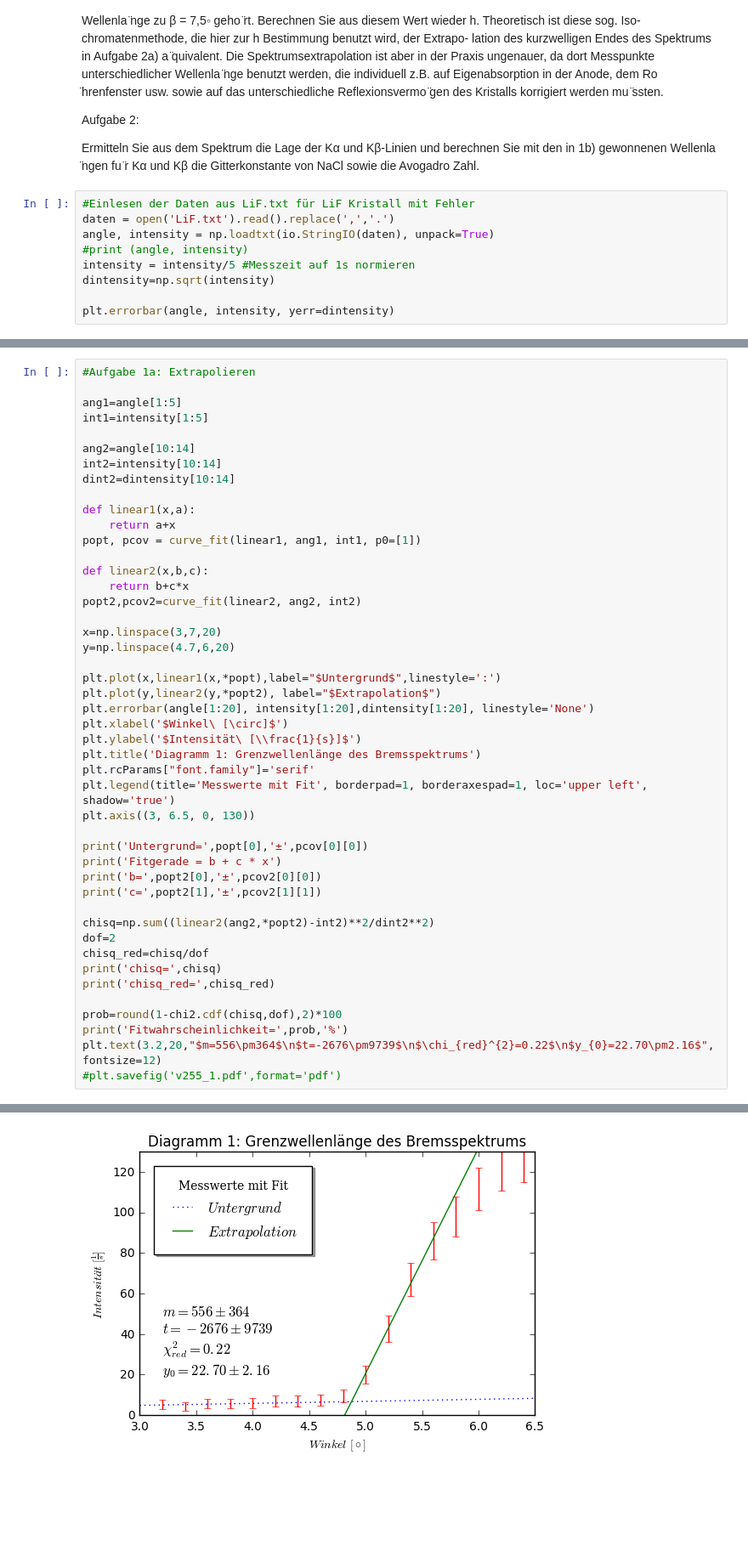
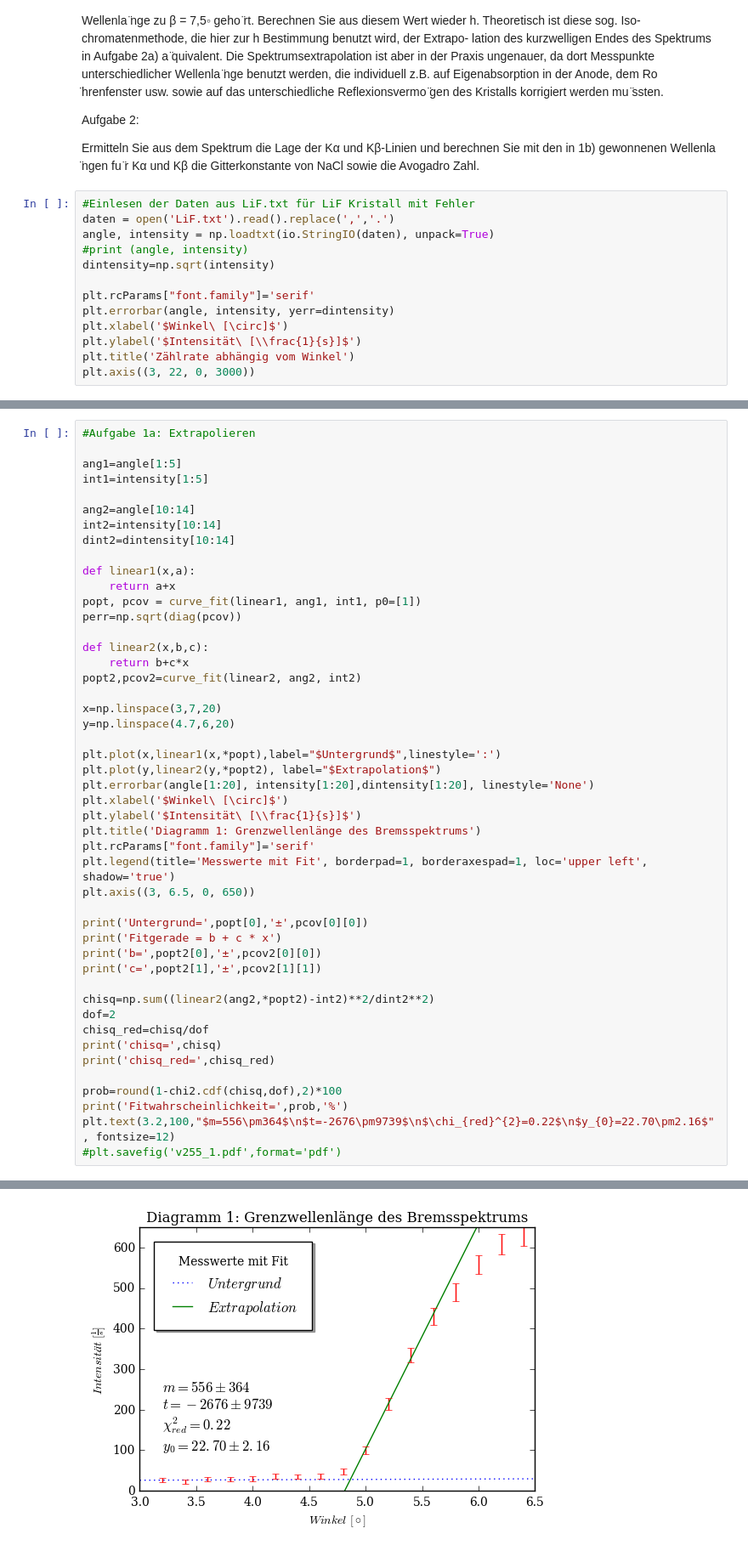
Before and after one commit to woskar/pap2-lab-training, a Jupyter notebook: v255/v255_spektrometer.ipynb, the cells around one changed output, grey strips where cells are left out. Shown at 85% size. Drawn from its saved outputs; the diff is of its cells as text; blank space fills up the shorter version.

```diff
--- a/v255/v255_spektrometer.ipynb
+++ b/v255/v255_spektrometer.ipynb
@@ -29,8 +29,12 @@ Ermitteln Sie aus dem Spektrum die Lage der Kα und Kβ-Linien und berechnen Sie
 daten = open('LiF.txt').read().replace(',','.')
 angle, intensity = np.loadtxt(io.StringIO(daten), unpack=True)
 #print (angle, intensity)
-intensity = intensity/5 #Messzeit auf 1s normieren
 dintensity=np.sqrt(intensity)
 
+plt.rcParams["font.family"]='serif'
 plt.errorbar(angle, intensity, yerr=dintensity)
+plt.xlabel('$Winkel\ [\circ]$')
+plt.ylabel('$Intensität\ [\\frac{1}{s}]$')
+plt.title('Zählrate abhängig vom Winkel')
+plt.axis((3, 22, 0, 3000))
 # %% [output]
@@ -49,6 +53,7 @@ dint2=dintensity[10:14]
 def linear1(x,a):
     return a+x
 popt, pcov = curve_fit(linear1, ang1, int1, p0=[1])
+perr=np.sqrt(diag(pcov))
 
 def linear2(x,b,c):
     return b+c*x
@@ -65,7 +70,7 @@ plt.ylabel('$Intensität\ [\\frac{1}{s}]$')
 plt.title('Diagramm 1: Grenzwellenlänge des Bremsspektrums')
 plt.rcParams["font.family"]='serif'
 plt.legend(title='Messwerte mit Fit', borderpad=1, borderaxespad=1, loc='upper left', shadow='true')
-plt.axis((3, 6.5, 0, 130))
+plt.axis((3, 6.5, 0, 650))
 
 print('Untergrund=',popt[0],'±',pcov[0][0])
 print('Fitgerade = b + c * x')
@@ -80,6 +85,6 @@ print('chisq_red=',chisq_red)
 
 prob=round(1-chi2.cdf(chisq,dof),2)*100
 print('Fitwahrscheinlichkeit=',prob,'%')
-plt.text(3.2,20,"$m=556\pm364$\n$t=-2676\pm9739$\n$\chi_{red}^{2}=0.22$\n$y_{0}=22.70\pm2.16$", fontsize=12)
+plt.text(3.2,100,"$m=556\pm364$\n$t=-2676\pm9739$\n$\chi_{red}^{2}=0.22$\n$y_{0}=22.70\pm2.16$", fontsize=12)
 #plt.savefig('v255_1.pdf',format='pdf')
 # %% [output]
@@ -93,5 +98,5 @@ Fitwahrscheinlichkeit= 96.0 %
 <matplotlib.text.Text at 0x...>
-[figure, old version]
+[figure, new version]
 # %%
 #Aufgabe 2b: Spektrum erster Ordnung von LiF
 #Zählrate als Funktion des Winkels, bestimmen der Wellenlängen von Ka und Kb
```
Also changed, not shown: parts of 2 cells of this notebook.
